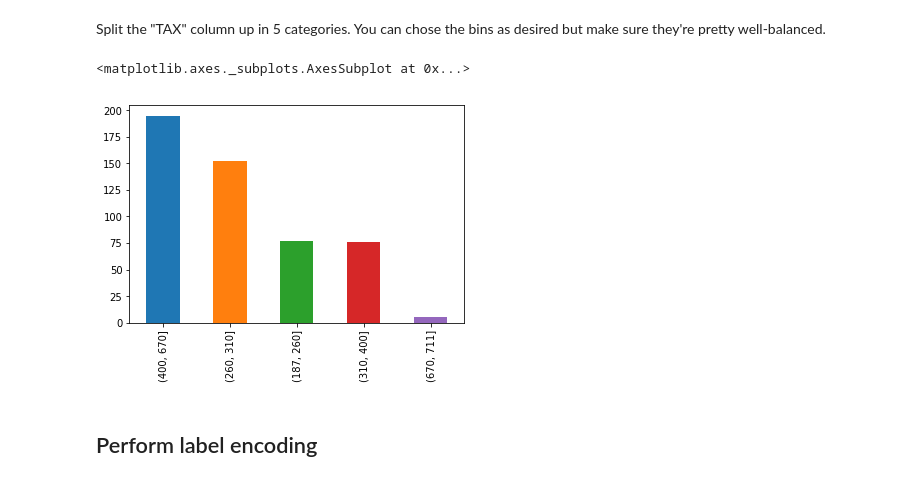
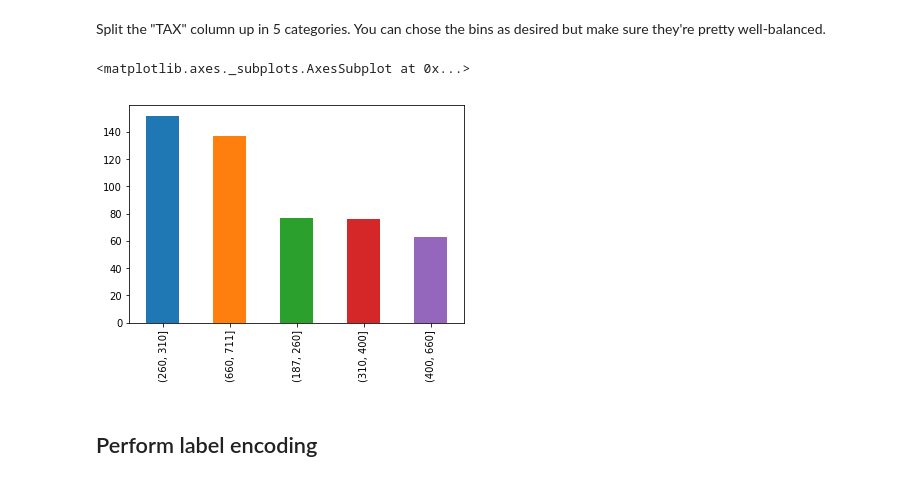
Before and after one commit to ColinFangshu/dsc-dealing-with-categorical-variables-lab-seattle-ds-career-051319, a Jupyter notebook: index.ipynb, the cells around one changed output. Drawn from its saved outputs; the diff is of its cells as text; code cells hidden in the pictures.

```diff
--- a/index.ipynb
+++ b/index.ipynb
@@ -230,12 +230,12 @@ Split the "TAX" column up in 5 categories. You can chose the bins as desired but
 # %%
 # repeat everything for "TAX"
 # boston_df['TAX'].describe()
-bins = [187,260,310,400,670,711]
+bins = [187,260,310,400,660,711]
 bins_tax = pd.cut(boston_df['TAX'],bins)
 bins_tax.value_counts().plot(kind='bar')
 # %% [output]
 <matplotlib.axes._subplots.AxesSubplot at 0x...>
-[figure, old version]
+[figure, new version]
 # %% [markdown]
 ## Perform label encoding
 # %%
```
